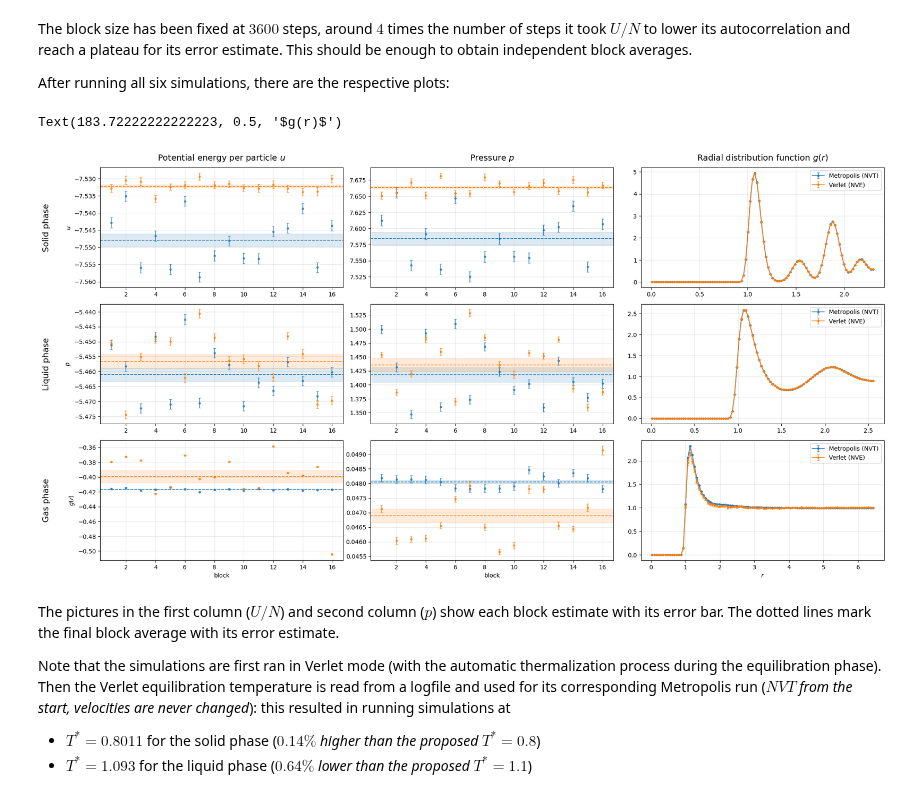
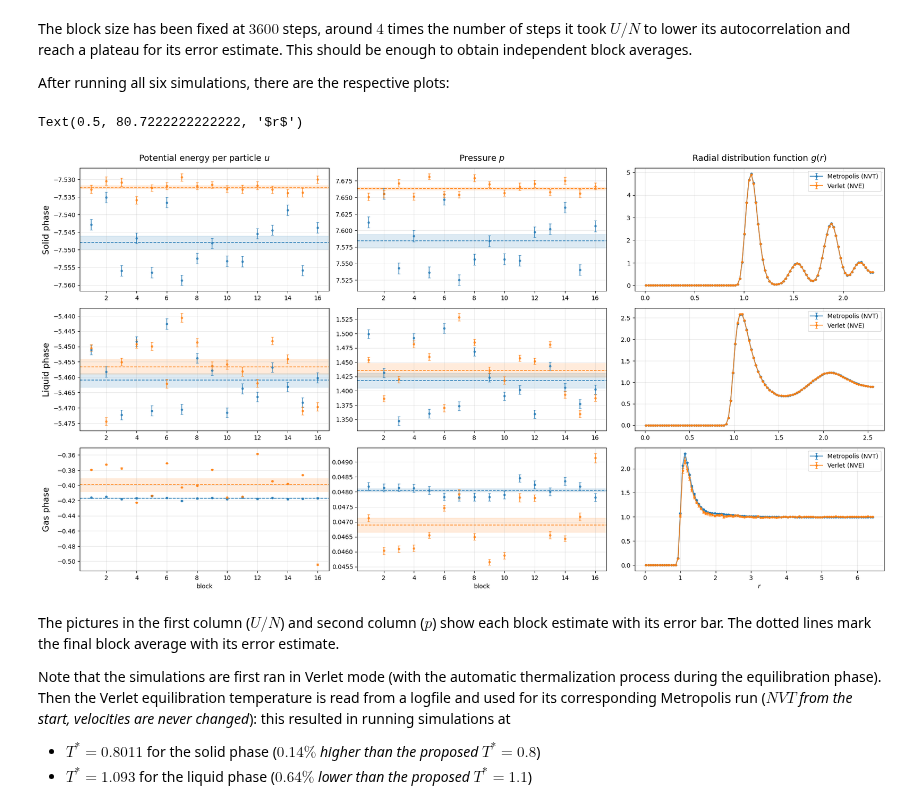
Before and after one commit to daaario/numerical_simulation_laboratory, a Jupyter notebook: 07_lj_autocorrelations_and_radial_distrib.ipynb, the cells around one changed output. Drawn from its saved outputs; the diff is of its cells as text; code cells hidden in the pictures.

```diff
--- a/07_lj_autocorrelations_and_radial_distrib.ipynb
+++ b/07_lj_autocorrelations_and_radial_distrib.ipynb
@@ -376,7 +376,6 @@ PHASES = ["SOLID", "LIQUID", "GAS"]
 METHODS = {"METROPOLIS": "Metropolis (NVT)", "VERLET": "Verlet (NVE)"}
 
 def read_series(path):
-    """x = col 1, (y, y_err) = cols 2-3, final (avg, avg_err) = cols 4-5 (last row)."""
     df = pd.read_csv(path)
     x, y, y_err = df.iloc[:, 0], df.iloc[:, 1], df.iloc[:, 2]
     avg, avg_err = df.iloc[-1, 3], df.iloc[-1, 4]
@@ -407,39 +406,36 @@ for phase_id, phase in enumerate(PHASES):
             ax.axhspan(avg - avg_err, avg + avg_err, color=c, alpha=0.15)
 
         r_max = read_box_dim(f"{d}/logfile.log") / 2
         g = pd.read_csv(f"{d}/gofr_global.csv")
         n = len(g)
         r = (np.arange(n) + 0.5) * (r_max / n)
         ax_g.errorbar(r, g["GLOBAL_AV"], yerr=g["ERROR"], fmt=".-",
                       capsize=2, color=c, label=label, alpha=0.8)
 
     for ax in (ax_u, ax_p, ax_g):
         ax.grid(alpha=0.3)
     ax_g.legend()
 
 col_labels = [f"Potential energy per particle $u$", f"Pressure $p$", f"Radial distribution function $g(r)$"]
 row_labels = ["Solid phase", "Liquid phase", "Gas phase"]
 fig.tight_layout(rect=(0.04, 0, 1, 0.97))
 
 for ax, label in zip(axs[0], col_labels):
     ax.annotate(label, xy=(0.5, 1), xytext=(0, 12),
                 xycoords='axes fraction', textcoords='offset points',
                 ha='center', va='baseline', fontsize=14)
 
 for ax, label in zip(axs[:, 0], row_labels):
     pos = ax.get_position()
-    fig.text(0.015, (pos.y0 + pos.y1) / 2, label,
+    fig.text(0.04, (pos.y0 + pos.y1) / 2, label,
              rotation=90, ha='center', va='center', fontsize=14)
 
 axs[2][0].set_xlabel("block")
 axs[2][1].set_xlabel("block")
 axs[2][2].set_xlabel(f"$r$")
-axs[0][0].set_ylabel(f"$u$")
-axs[1][0].set_ylabel(f"$p$")
-axs[2][0].set_ylabel(f"$g(r)$")
 # %% [output]
-Text(183.72222222222223, 0.5, '$g(r)$')
+Text(0.5, 80.7222222222222, '$r$')
-[figure, old version]
+[figure, new version]
 # %% [markdown]
 The pictures in the first column ($U/N$) and second column ($p$) show each block estimate with its error bar. The dotted lines mark the final block average with its error estimate.
 
```
Also changed, not shown: 21 other files.
